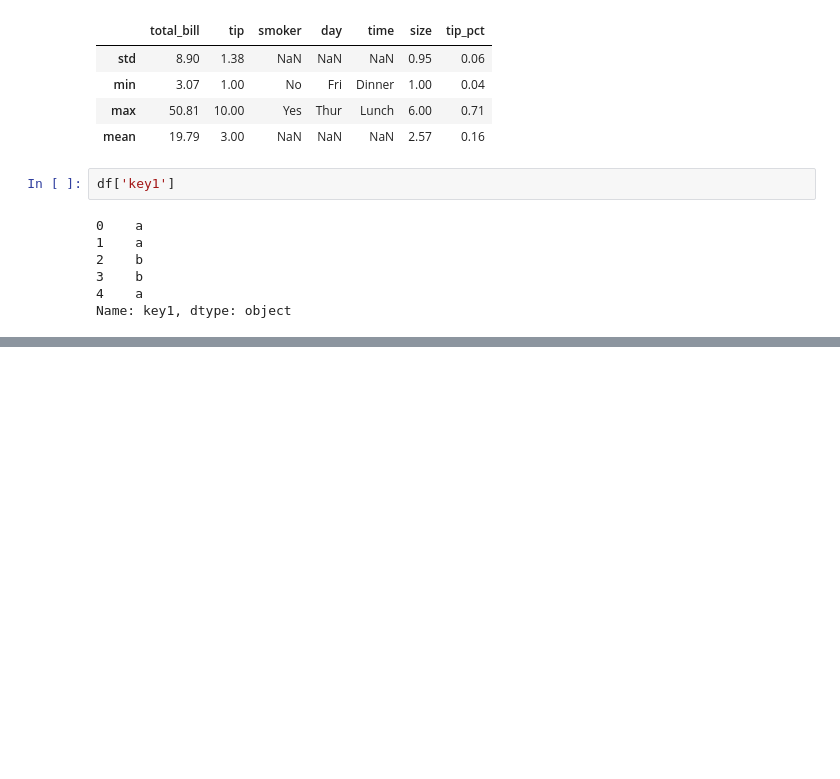
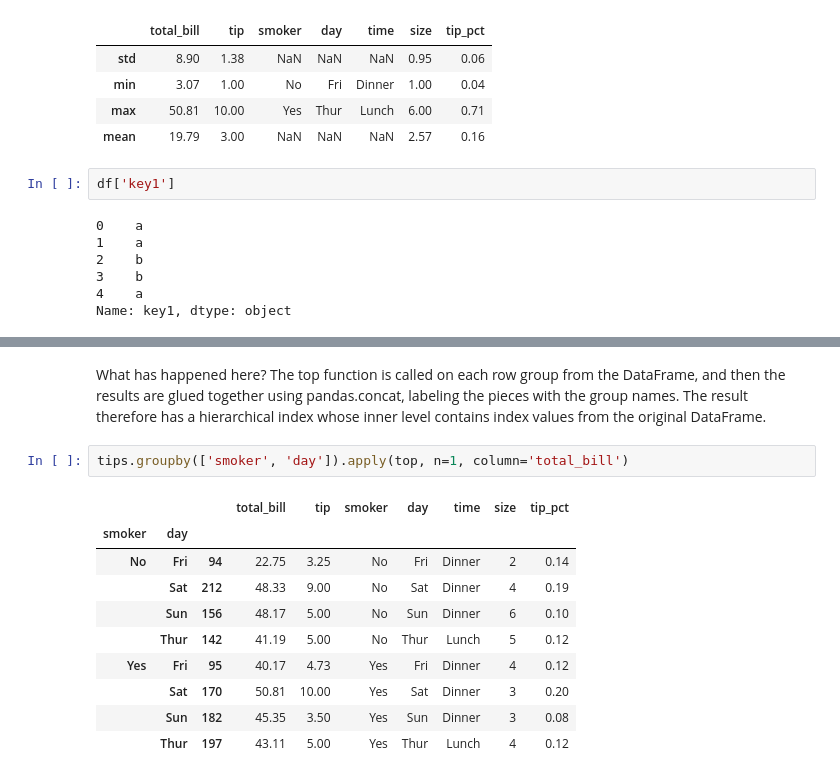
Before and after one commit to walidsi/python, a Jupyter notebook: Python for Data Analysis/Untitled.ipynb, the cells around one changed output, grey strips where cells are left out. Cells and saved outputs as stored; diff of their text form; blank space fills up the shorter version.

```diff
--- a/Python for Data Analysis/Untitled.ipynb
+++ b/Python for Data Analysis/Untitled.ipynb
@@ -3452,0 +3481,18 @@ NameError: name 'df2f' is not defined
+# %% [markdown]
+What has happened here? The top function is called on each row group from the
+DataFrame, and then the results are glued together using pandas.concat, labeling the
+pieces with the group names. The result therefore has a hierarchical index whose
+inner level contains index values from the original DataFrame.
+# %%
+tips.groupby(['smoker', 'day']).apply(top, n=1, column='total_bill')
+# %% [output]
+|  |  |  | total_bill | tip | smoker | day | time | size | tip_pct |
+| smoker | day |  |  |  |  |  |  |  |  |
+| No | Fri | 94 | 22.75 | 3.25 | No | Fri | Dinner | 2 | 0.14 |
+|  | Sat | 212 | 48.33 | 9.00 | No | Sat | Dinner | 4 | 0.19 |
+|  | Sun | 156 | 48.17 | 5.00 | No | Sun | Dinner | 6 | 0.10 |
+|  | Thur | 142 | 41.19 | 5.00 | No | Thur | Lunch | 5 | 0.12 |
+| Yes | Fri | 95 | 40.17 | 4.73 | Yes | Fri | Dinner | 4 | 0.12 |
+|  | Sat | 170 | 50.81 | 10.00 | Yes | Sat | Dinner | 3 | 0.20 |
+|  | Sun | 182 | 45.35 | 3.50 | Yes | Sun | Dinner | 3 | 0.08 |
+|  | Thur | 197 | 43.11 | 5.00 | Yes | Thur | Lunch | 4 | 0.12 |
```
Also changed, not shown: parts of 64 cells of this notebook.
